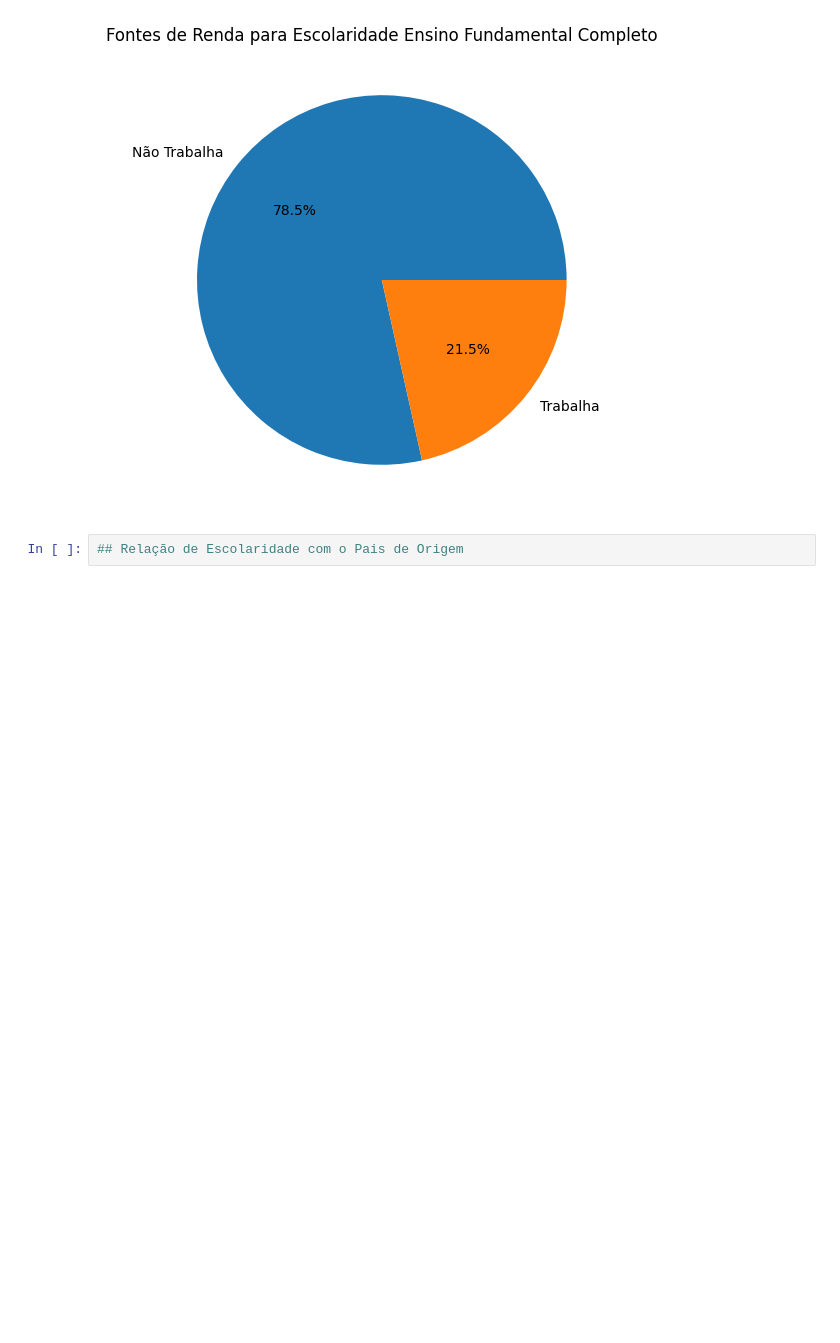
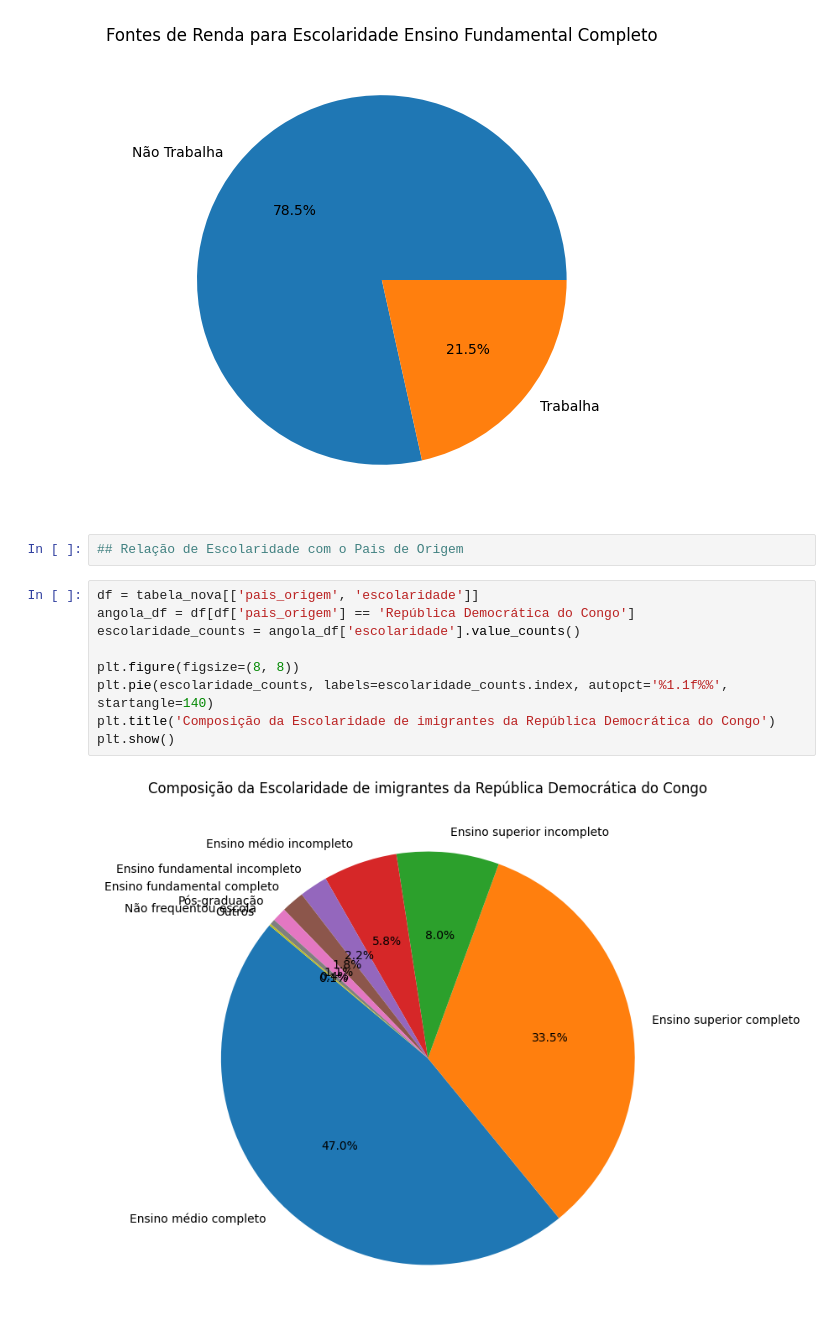
Before and after one commit to gabriel-lacerdaa/AnaliseDeDados, a Jupyter notebook: analise.ipynb, the cells around one changed output. Saved outputs shown, nothing was run; the diff lists cells and outputs as text; blank space fills up the shorter version.

```diff
--- a/analise.ipynb
+++ b/analise.ipynb
@@ -192,4 +192,15 @@ plt.show()
 [figure]
 # %%
 ## Relação de Escolaridade com o Pais de Origem
+# %%
+df = tabela_nova[['pais_origem', 'escolaridade']]
+angola_df = df[df['pais_origem'] == 'República Democrática do Congo']
+escolaridade_counts = angola_df['escolaridade'].value_counts()
+
+plt.figure(figsize=(8, 8))
+plt.pie(escolaridade_counts, labels=escolaridade_counts.index, autopct='%1.1f%%', startangle=140)
+plt.title('Composição da Escolaridade de imigrantes da República Democrática do Congo')
+plt.show()
+# %% [output]
+[figure, added]
 # %%
```
Also changed, not shown: parts of 20 cells of this notebook.
